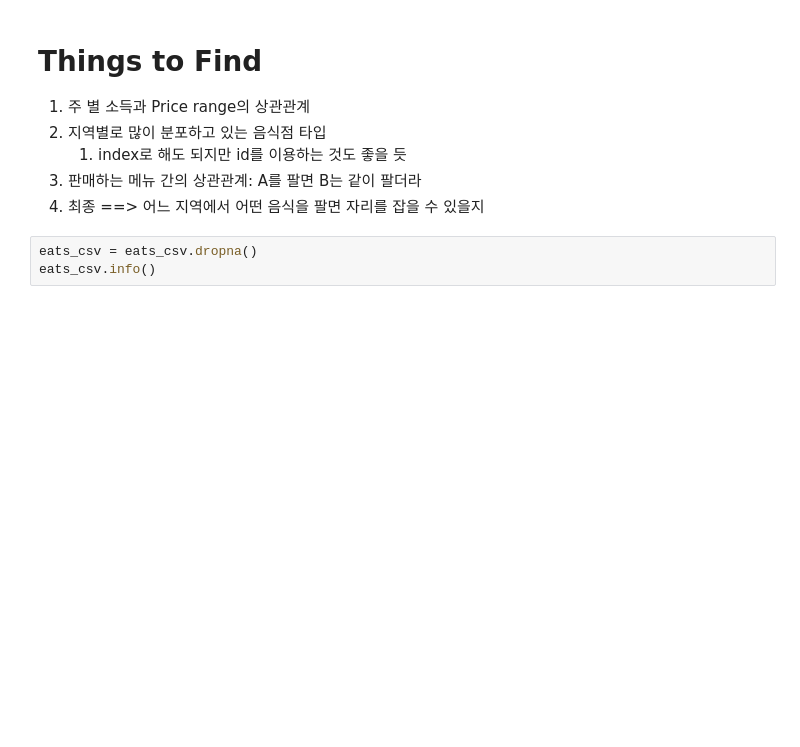
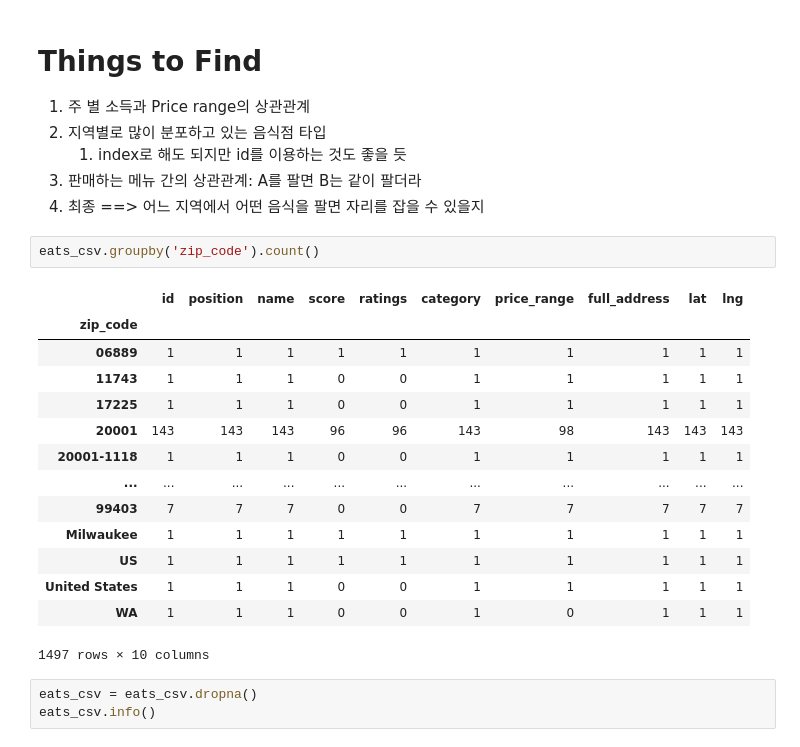
Before and after one commit to heewon916/UberEats_Project, a Jupyter notebook: uber_eats.ipynb, the cells around one changed output. Drawn from its saved outputs; the diff is of its cells as text; blank space fills up the shorter version.

```diff
--- a/uber_eats.ipynb
+++ b/uber_eats.ipynb
@@ -33,6 +33,23 @@ memory usage: 2.1+ MB
    1. index로 해도 되지만 id를 이용하는 것도 좋을 듯
 3. 판매하는 메뉴 간의 상관관계: A를 팔면 B는 같이 팔더라
 4. 최종 ==> 어느 지역에서 어떤 음식을 팔면 자리를 잡을 수 있을지
+# %%
+eats_csv.groupby('zip_code').count()
+# %% [output]
+|  | id | position | name | score | ratings | category | price_range | full_address | lat | lng |
+| zip_code |  |  |  |  |  |  |  |  |  |  |
+| 06889 | 1 | 1 | 1 | 1 | 1 | 1 | 1 | 1 | 1 | 1 |
+| 11743 | 1 | 1 | 1 | 0 | 0 | 1 | 1 | 1 | 1 | 1 |
+| 17225 | 1 | 1 | 1 | 0 | 0 | 1 | 1 | 1 | 1 | 1 |
+| 20001 | 143 | 143 | 143 | 96 | 96 | 143 | 98 | 143 | 143 | 143 |
+| 20001-1118 | 1 | 1 | 1 | 0 | 0 | 1 | 1 | 1 | 1 | 1 |
+| ... | ... | ... | ... | ... | ... | ... | ... | ... | ... | ... |
+| 99403 | 7 | 7 | 7 | 0 | 0 | 7 | 7 | 7 | 7 | 7 |
+| Milwaukee | 1 | 1 | 1 | 1 | 1 | 1 | 1 | 1 | 1 | 1 |
+| US | 1 | 1 | 1 | 1 | 1 | 1 | 1 | 1 | 1 | 1 |
+| United States | 1 | 1 | 1 | 0 | 0 | 1 | 1 | 1 | 1 | 1 |
+| WA | 1 | 1 | 1 | 0 | 0 | 1 | 0 | 1 | 1 | 1 |
+1497 rows × 10 columns
 # %%
 eats_csv = eats_csv.dropna()
 eats_csv.info()
```
Also changed, not shown: parts of 4 cells of this notebook, 10 other files.
